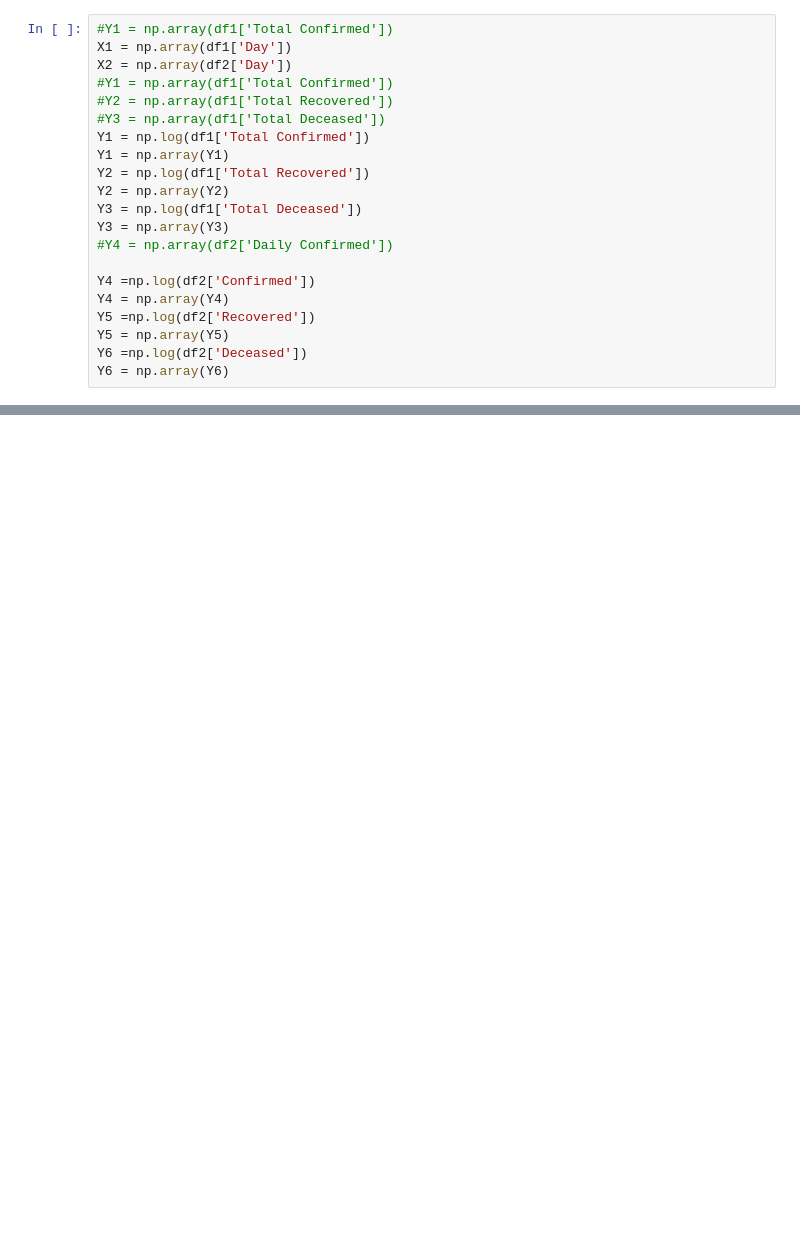
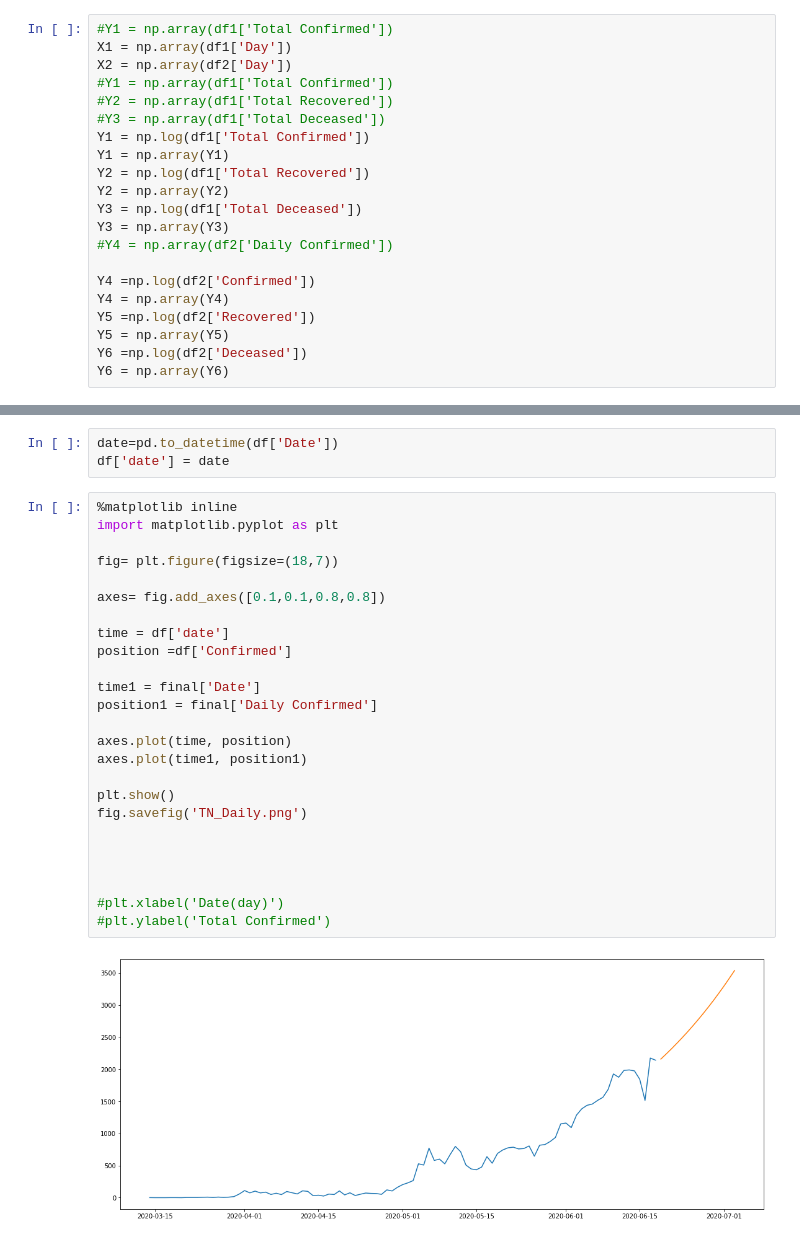
Before and after one commit to skbhere/COVID-19-Case-Forecasting, a Jupyter notebook: TN.ipynb, the cells around one changed output, grey strips where cells are left out. Cells and saved outputs as stored; diff of their text form; blank space fills up the shorter version.

```diff
--- a/TN.ipynb
+++ b/TN.ipynb
@@ -191,0 +193,30 @@ start1
+# %%
+date=pd.to_datetime(df['Date'])
+df['date'] = date
+# %%
+%matplotlib inline
+import matplotlib.pyplot as plt
+
+fig= plt.figure(figsize=(18,7))
+
+axes= fig.add_axes([0.1,0.1,0.8,0.8])
+
+time = df['date']
+position =df['Confirmed']
+
+time1 = final['Date']
+position1 = final['Daily Confirmed']
+
+axes.plot(time, position)
+axes.plot(time1, position1)
+
+plt.show()
+fig.savefig('TN_Daily.png')
+
+
+
+
+#plt.xlabel('Date(day)')
+#plt.ylabel('Total Confirmed')
+# %% [output]
+[figure, added]
```
Also changed, not shown: parts of 12 cells of this notebook, 2 other files.
